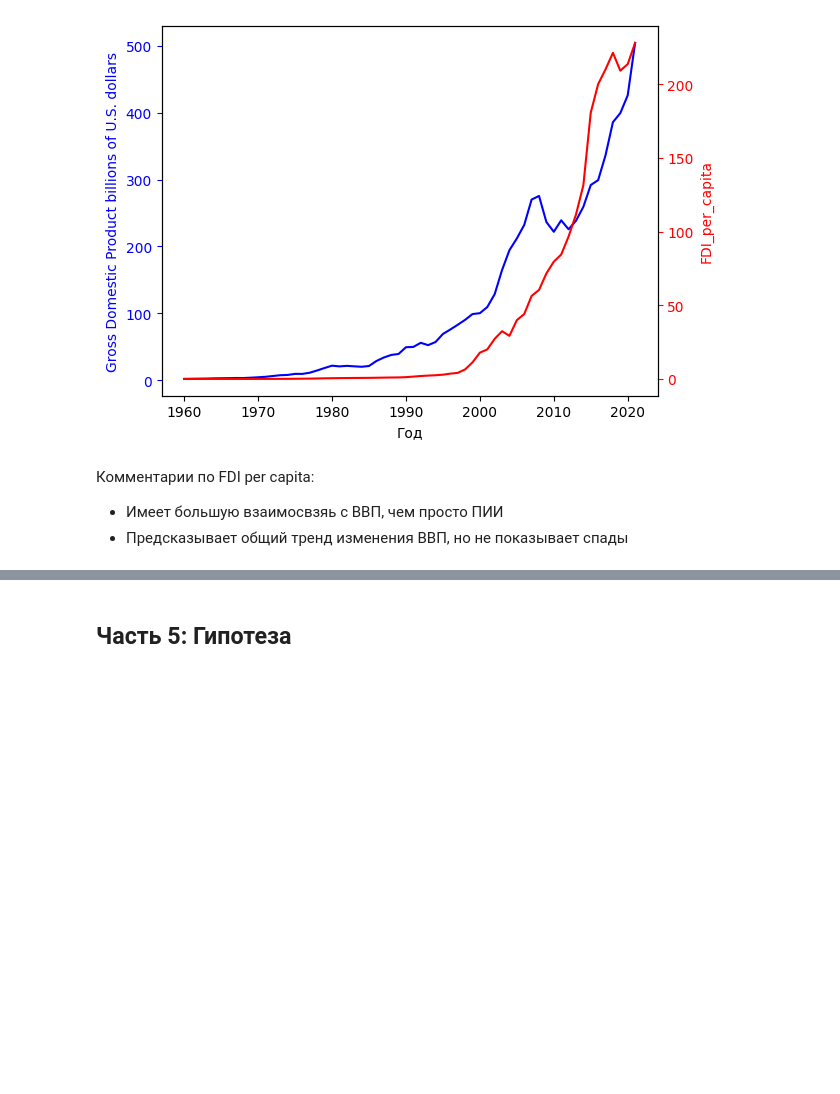
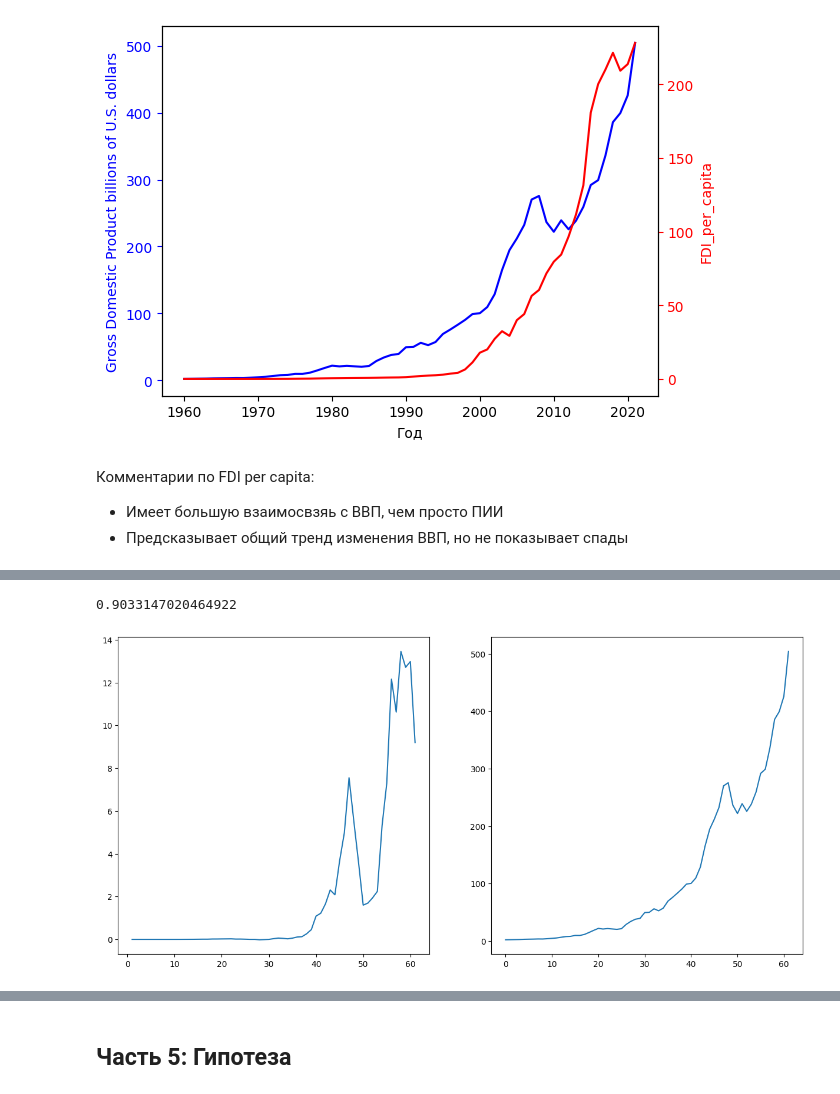
Before and after one commit to rsokur1515/Pr, a Jupyter notebook: Проект.ipynb, the cells around one changed output, grey strips where cells are left out. Saved outputs shown, nothing was run; the diff lists cells and outputs as text; code cells hidden in the pictures; blank space fills up the shorter version.

```diff
--- a/Проект.ipynb
+++ b/Проект.ipynb
@@ -968,0 +964,12 @@ plt.show()
+# %%
+FDIBPG = (df_ex['Foreign Direct Investment billion USD']*df_ex_pct['Population size in millions'])
+fig, ax = plt.subplots(1, 2, figsize=(15, 7))
+ax[0].plot(FDIBPG)
+ax[1].plot(final_df['Gross Domestic Product billions of U.S. dollars'])
+FDIBPG = FDIBPG.fillna(0)
+FDIBPG = FDIBPG.replace([np.inf, -np.inf], 0)
+corr = FDIBPG.corr(final_df['Gross Domestic Product billions of U.S. dollars'], method='pearson')
+print(corr)
+# %% [output]
+0.9033147020464922
+[figure, added]
```
Also changed, not shown: parts of 48 cells of this notebook.
